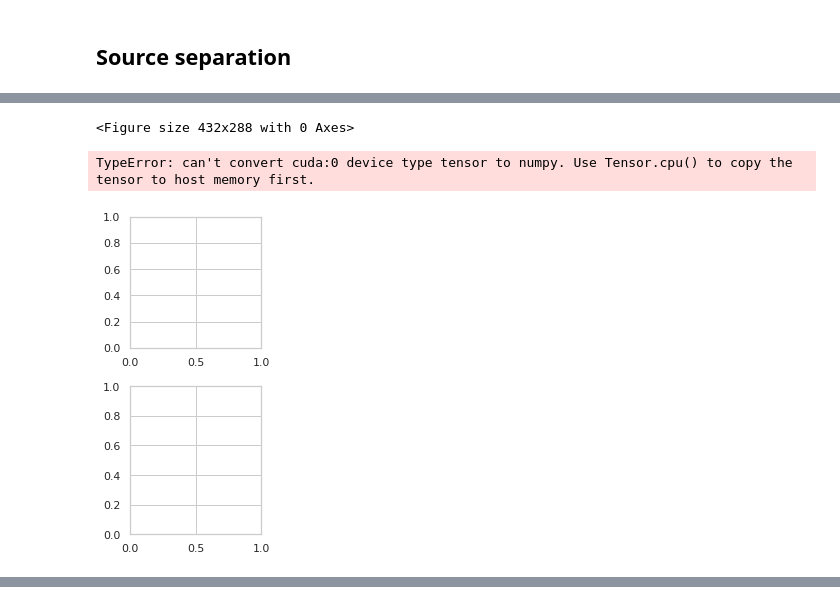
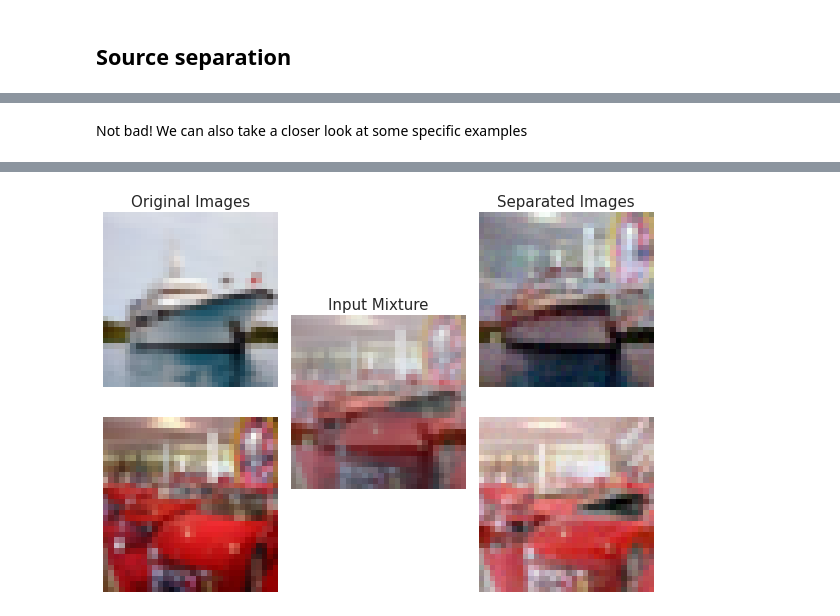
Before and after one commit to grantmerz/score_sde_pytorch, a Jupyter notebook: Source_Separation.ipynb, the cells around one changed output, grey strips where cells are left out. Cells and saved outputs as stored; diff of their text form; code cells hidden in the pictures.

```diff
--- a/Source_Separation.ipynb
+++ b/Source_Separation.ipynb
@@ -317,46 +401,6 @@ WARNING:matplotlib.image:Clipping input data to the valid range for imshow with
-# %%
-import matplotlib.pyplot as plt
-from matplotlib import gridspec
-
-# Example images (replace with your image arrays)
-import numpy as np
-
-
-def show_ex(img1,img2,x1,x2,ind):
-
-    x1 = x1.cpu().numpy()
-    x2 = x2.cpu().numpy()
-    img1 = img1.cpu().numpy()
-    img2 = img2.cpu().numpy()
-
-    mixture = (img1+img2)/2
-
-    fig = plt.figure(figsize=(8, 6))
-    gs = gridspec.GridSpec(2, 3, width_ratios=[1, 1, 1], height_ratios=[1, 1])
-
-    ax1 = fig.add_subplot(gs[0, 0])
-    ax2 = fig.add_subplot(gs[1, 0])
-    ax1.imshow(img1[ind])
-    ax2.imshow(img2[ind])
-
-    ax_center = fig.add_subplot(gs[:, 1])  # spans both rows
-    ax_center.imshow(mixture[ind])
-
-    ax3 = fig.add_subplot(gs[0, 2])
-    ax4 = fig.add_subplot(gs[1, 2])
-    ax3.imshow(x1[ind])
-    ax4.imshow(x2[ind])
-
-    # Plot images
-    for ax in [ax1, ax2, ax3, ax4, ax_center]:
-        ax.axis('off')
-
-    plt.tight_layout()
-    plt.show()
-# %% [output]
-<Figure size 432x288 with 0 Axes>
-# %%
-show_ex(img1,img2,mx1,mx2,20)
-# %% [output]
-TypeError: can't convert cuda:0 device type tensor to numpy. Use Tensor.cpu() to copy the tensor to host memory first.
-[figure, removed]
+# %% [markdown]
+Not bad!  We can also take a closer look at some specific examples
+# %%
+show_ex(mx1,mx2,img1,img2,1)
+plt.savefig('assets/ex1.png')
+# %% [output]
@@ -362,0 +409 @@ TypeError: can't convert cuda:0 device type tensor to numpy. Use Tensor.cpu() to
+[figure, added]
```
Also changed, not shown: parts of 17 cells of this notebook.
